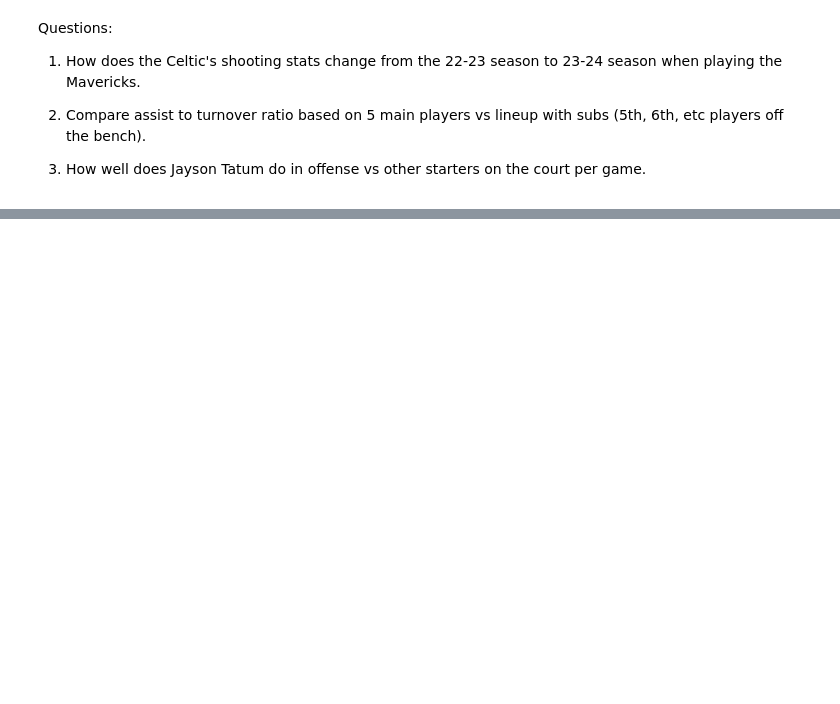
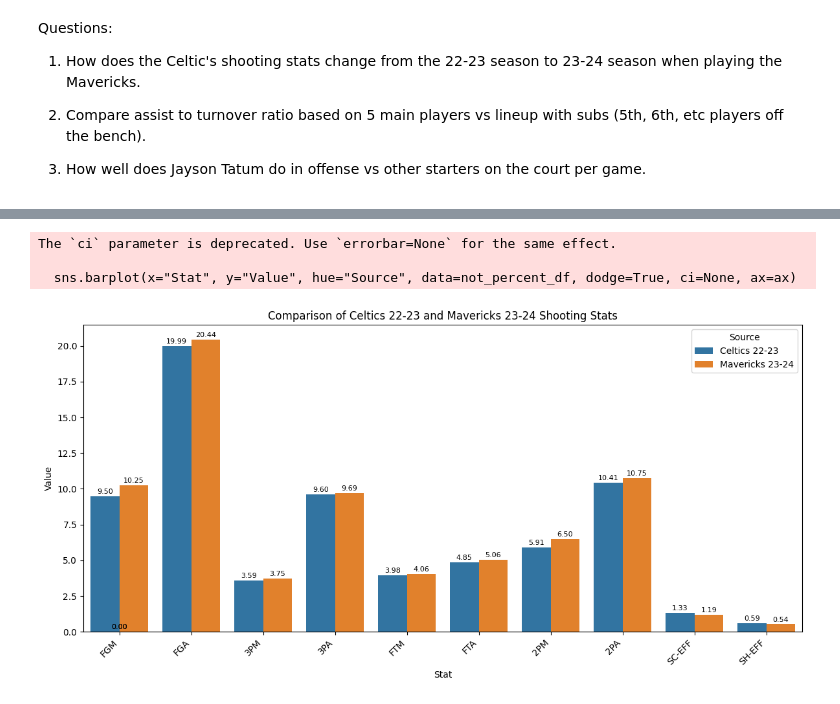
Before and after one commit to JeffYu12/Group-Project-, a Jupyter notebook: Group_Project_DSF.ipynb, the cells around one changed output, grey strips where cells are left out. Drawn from its saved outputs; the diff is of its cells as text; code cells hidden in the pictures; blank space fills up the shorter version.

Commit message:
Edited percent graphs

```diff
--- a/Group_Project_DSF.ipynb
+++ b/Group_Project_DSF.ipynb
@@ -47,0 +31,49 @@ sns.pairplot(data['Shooting Stats 22-23'], hue='Name');
+# %%
+# Find the intersection of players from both sets
+common_index = cel.index.intersection(mav.index)
+
+# Subset dataframes so only common indecies occur
+cel_common = cel.loc[common_index]
+mav_common = mav.loc[common_index]
+
+# Reset indecies and melt the dataframe to enhance seaborn compatability
+cel_melted = cel_common.reset_index().melt(id_vars=["Name"], var_name="Stat", value_name="Value")
+mav_melted = mav_common.reset_index().melt(id_vars=["Name"], var_name="Stat", value_name="Value")
+# %%
+# Add source column to melted dataframes
+cel_melted["Source"] = "Celtics 22-23"
+mav_melted["Source"] = "Mavericks 23-24"
+# %%
+# Concatonate the 2 dataframes
+combined_df = pd.concat([cel_melted, mav_melted], ignore_index=True)
+# %%
+# Subset melted dataframe into % and non-% stat values, for later visualization
+percent_df = combined_df[combined_df['Stat'].str.contains('%')]
+not_percent_df = combined_df[~combined_df['Stat'].str.contains('%')]
+# %%
+# Create a figure and axes
+fig, ax = plt.subplots(figsize=(12, 6))
+
+# Plot the bar graph
+sns.barplot(x="Stat", y="Value", hue="Source", data=not_percent_df, dodge=True, ci=None, ax=ax)
+
+# Add values above the bars
+for p in ax.patches:
+    ax.annotate(f'{p.get_height():.2f}',
+                (p.get_x() + p.get_width() / 2., p.get_height()),
+                ha='center', va='center',
+                fontsize=8, color='black',
+                xytext=(0, 5), textcoords='offset points')
+
+# Add title and adjust layout
+ax.set_title("Comparison of Celtics 22-23 and Mavericks 23-24 Shooting Stats")
+plt.xticks(rotation=45, ha="right")
+plt.tight_layout()
+
+# Save the figure
+fig.savefig("shooting_stats_comparison.png", dpi=300, bbox_inches="tight")
+# %% [output]
+The `ci` parameter is deprecated. Use `errorbar=None` for the same effect.
+
+  sns.barplot(x="Stat", y="Value", hue="Source", data=not_percent_df, dodge=True, ci=None, ax=ax)
+[figure, added]
```
Also changed, not shown: parts of 8 cells of this notebook, 3 other files.
